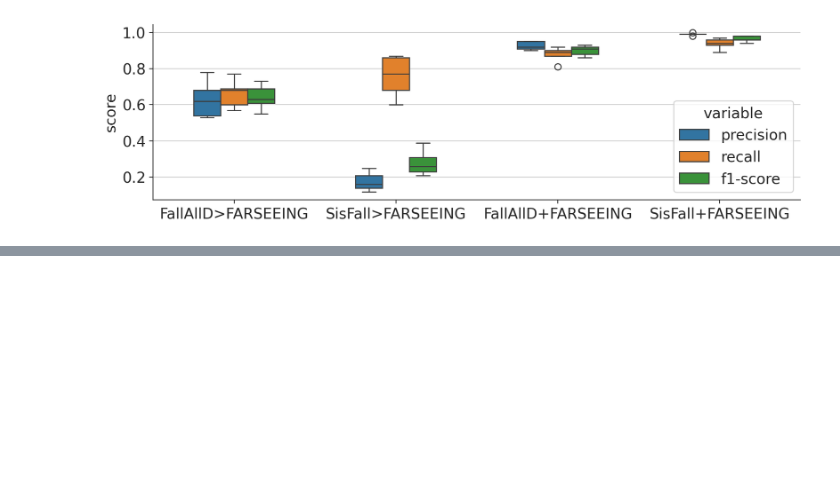
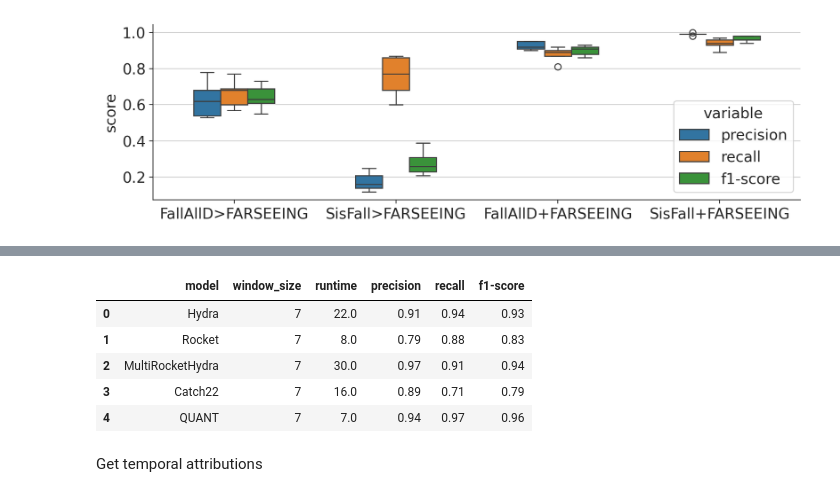
Before and after one commit to mlgig/ts_fall_detection, a Jupyter notebook: evaluation.ipynb, the cells around one changed output, grey strips where cells are left out. Drawn from its saved outputs; the diff is of its cells as text; code cells hidden in the pictures; blank space fills up the shorter version.

```diff
--- a/evaluation.ipynb
+++ b/evaluation.ipynb
@@ -445,0 +453,11 @@ The PostScript backend does not support transparency; partially transparent arti
+# %%
+dfs
+# %% [output]
+|  | model | window_size | runtime | precision | recall | f1-score |
+| 0 | Hydra | 7 | 22.0 | 0.91 | 0.94 | 0.93 |
+| 1 | Rocket | 7 | 8.0 | 0.79 | 0.88 | 0.83 |
+| 2 | MultiRocketHydra | 7 | 30.0 | 0.97 | 0.91 | 0.94 |
+| 3 | Catch22 | 7 | 16.0 | 0.89 | 0.71 | 0.79 |
+| 4 | QUANT | 7 | 7.0 | 0.94 | 0.97 | 0.96 |
+# %% [markdown]
+Get temporal attributions
```
Also changed, not shown: parts of 9 cells of this notebook, 20 other files.
